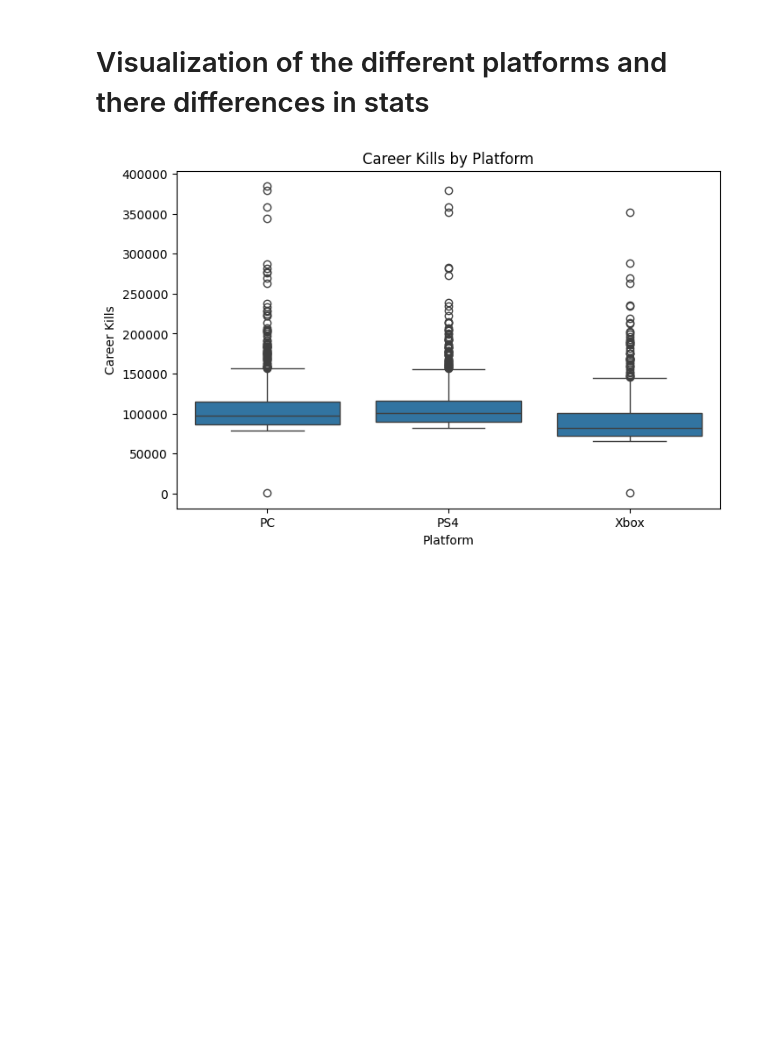
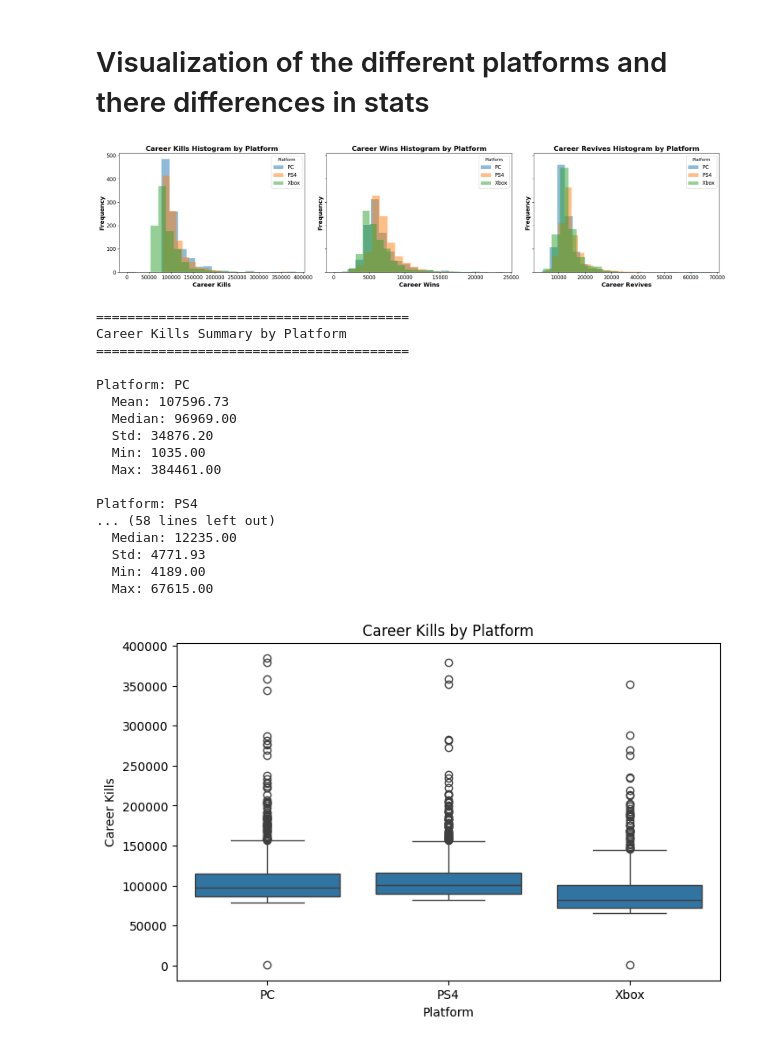
Before and after one commit to AltaafAlly/Apex-Legends-Dataset, a Jupyter notebook: Career_Stats_Dataset/Dataset_Individual.ipynb, the cells around one changed output. Drawn from its saved outputs; the diff is of its cells as text; code cells hidden in the pictures; blank space fills up the shorter version.

```diff
--- a/Career_Stats_Dataset/Dataset_Individual.ipynb
+++ b/Career_Stats_Dataset/Dataset_Individual.ipynb
@@ -78,6 +78,64 @@ min      1035.000000   1947.000000     3753.000000
 293    User_294         31693.0
 # %% [markdown]
 # Visualization of the different platforms and there differences in stats
+# %%
+# Combine the data for plotting
+pc_df['platform'] = 'PC'
+ps4_df['platform'] = 'PS4'
+xbox_df['platform'] = 'Xbox'
+combined_df = pd.concat([pc_df, ps4_df, xbox_df], ignore_index=True)
+
+# Histograms for each feature by platform (side by side) + summary stats
+features = ['career_kills', 'career_wins', 'career_revives']
+platforms = combined_df['platform'].unique()
+n_features = len(features)
+
+fig, axes = plt.subplots(1, n_features, figsize=(7 * n_features, 5), sharey=True)
+
+for idx, feature in enumerate(features):
+    ax = axes[idx]
+    for platform in platforms:
+        subset = combined_df[combined_df['platform'] == platform]
+        ax.hist(subset[feature], bins=20, alpha=0.5, label=platform)
+    ax.set_title(f'{feature.replace("_", " ").title()} Histogram by Platform', fontsize=16, fontweight='bold')
+    ax.set_xlabel(f'{feature.replace("_", " ").title()}', fontsize=14, fontweight='bold')
+    ax.set_ylabel('Frequency', fontsize=14, fontweight='bold')
+    ax.legend(title='Platform', fontsize=12)
+    ax.tick_params(axis='both', labelsize=12)
+
+plt.tight_layout()
+plt.show()
+
+# Print summary statistics for each feature and platform
+for feature in features:
+    print(f"\n{'='*40}\n{feature.replace('_', ' ').title()} Summary by Platform\n{'='*40}")
+    for platform in platforms:
+        subset = combined_df[combined_df['platform'] == platform][feature]
+        print(f"\nPlatform: {platform}")
+        print(f"  Mean: {subset.mean():.2f}")
+        print(f"  Median: {subset.median():.2f}")
+        print(f"  Std: {subset.std():.2f}")
+        print(f"  Min: {subset.min():.2f}")
+        print(f"  Max: {subset.max():.2f}")
+# %% [output]
+[figure, added]
+========================================
+Career Kills Summary by Platform
+========================================
+
+Platform: PC
+  Mean: 107596.73
+  Median: 96969.00
+  Std: 34876.20
+  Min: 1035.00
+  Max: 384461.00
+
+Platform: PS4
+... (58 lines left out)
+  Median: 12235.00
+  Std: 4771.93
+  Min: 4189.00
+  Max: 67615.00
 # %%
 # Combine the data for plotting
 pc_df['platform'] = 'PC'
```
Also changed, not shown: 1 other file.
